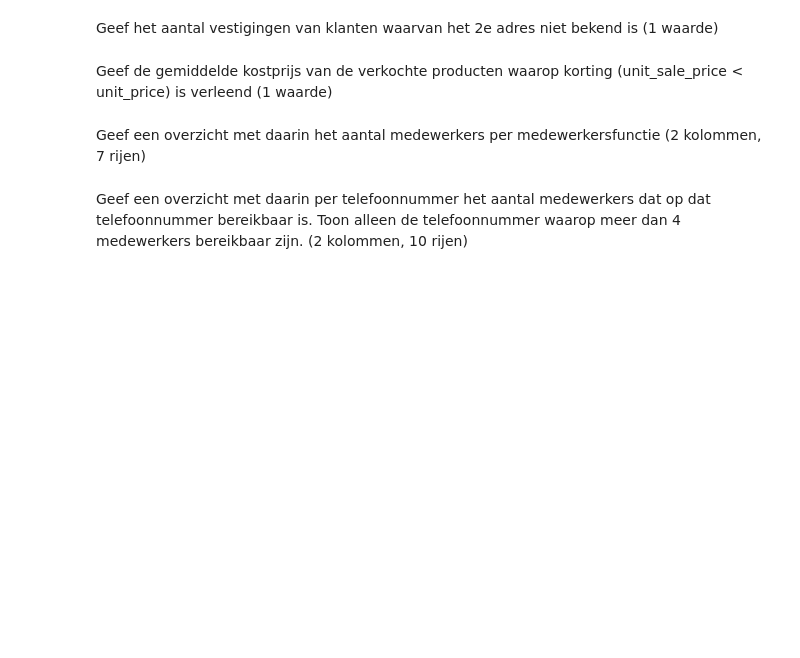
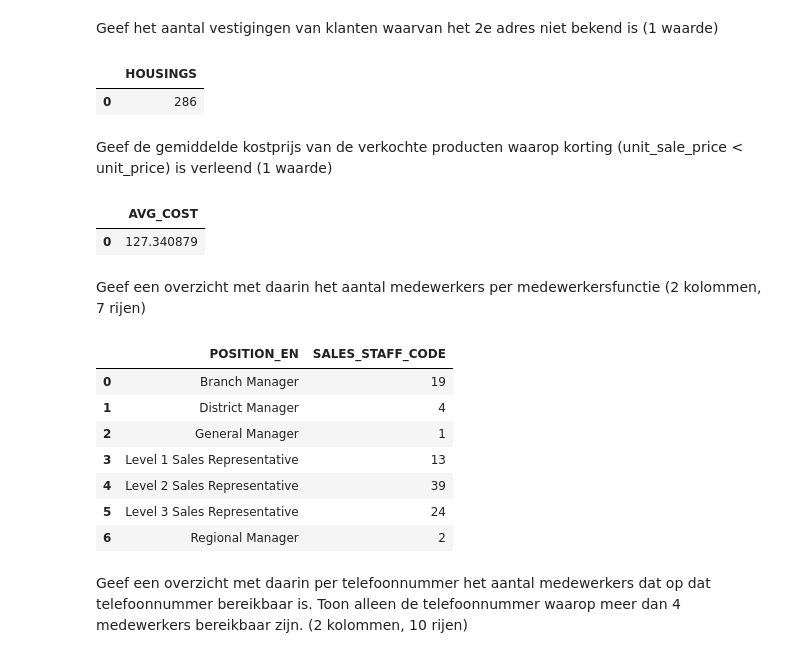
Before and after one commit to Jarnovis/DEDS_Portfolio, a Jupyter notebook: src/deds_portfolio/DEDS_WC_1.2_en_1.3_Opdrachten.ipynb, the cells around one changed output. Saved outputs shown, nothing was run; the diff lists cells and outputs as text; code cells hidden in the pictures; blank space fills up the shorter version.

```diff
--- a/src/deds_portfolio/DEDS_WC_1.2_en_1.3_Opdrachten.ipynb
+++ b/src/deds_portfolio/DEDS_WC_1.2_en_1.3_Opdrachten.ipynb
@@ -263,9 +223,38 @@ margeProductHighestLowest
 | 0 | 0.17 | 0.396609 | 0.7 |
 # %% [markdown]
 Geef het aantal vestigingen van klanten waarvan het 2e adres niet bekend is (1 waarde)
+# %%
+housingCustomer = retailer_site["ADDRESS2"].isna().sum()
+
+housingCustomerFrame = pd.DataFrame({"HOUSINGS" : [housingCustomer]})
+
+housingCustomerFrame
+# %% [output]
+|  | HOUSINGS |
+| 0 | 286 |
 # %% [markdown]
 Geef de gemiddelde kostprijs van de verkochte producten waarop korting (unit_sale_price < unit_price) is verleend (1 waarde)
+# %%
+avgCost = order_details.loc[(order_details["UNIT_SALE_PRICE"] < order_details["UNIT_PRICE"]), "UNIT_COST"].mean()
+
+avgCostFrame = pd.DataFrame({"AVG_COST" : [avgCost]})
+
+avgCostFrame
+# %% [output]
+|  | AVG_COST |
+| 0 | 127.340879 |
 # %% [markdown]
 Geef een overzicht met daarin het aantal medewerkers per medewerkersfunctie (2 kolommen, 7 rijen)
+# %%
+sales_staff.groupby("POSITION_EN", as_index=False)["SALES_STAFF_CODE"].count()
+# %% [output]
+|  | POSITION_EN | SALES_STAFF_CODE |
+| 0 | Branch Manager | 19 |
+| 1 | District Manager | 4 |
+| 2 | General Manager | 1 |
+| 3 | Level 1 Sales Representative | 13 |
+| 4 | Level 2 Sales Representative | 39 |
+| 5 | Level 3 Sales Representative | 24 |
+| 6 | Regional Manager | 2 |
 # %% [markdown]
 Geef een overzicht met daarin per telefoonnummer het aantal medewerkers dat op dat telefoonnummer bereikbaar is. Toon alleen de telefoonnummer waarop meer dan 4 medewerkers bereikbaar zijn. (2 kolommen, 10 rijen)
```
Also changed, not shown: parts of 15 cells of this notebook.
